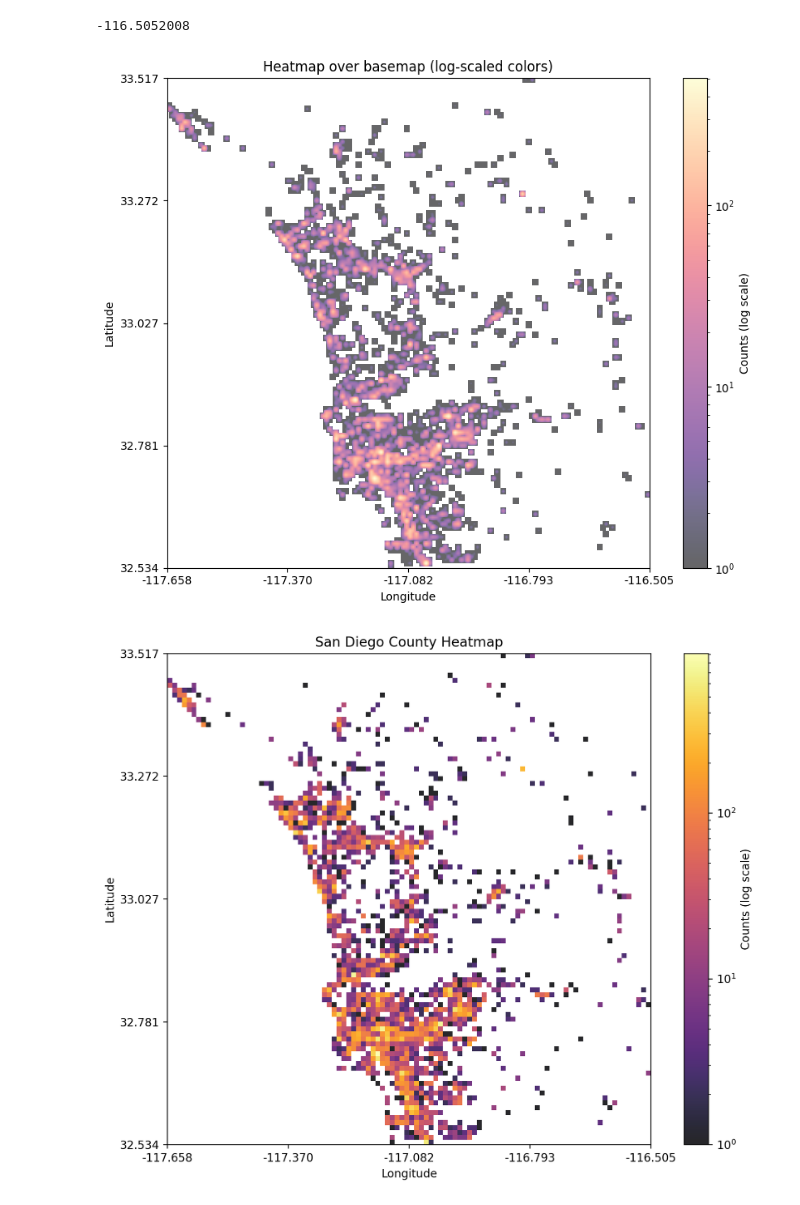
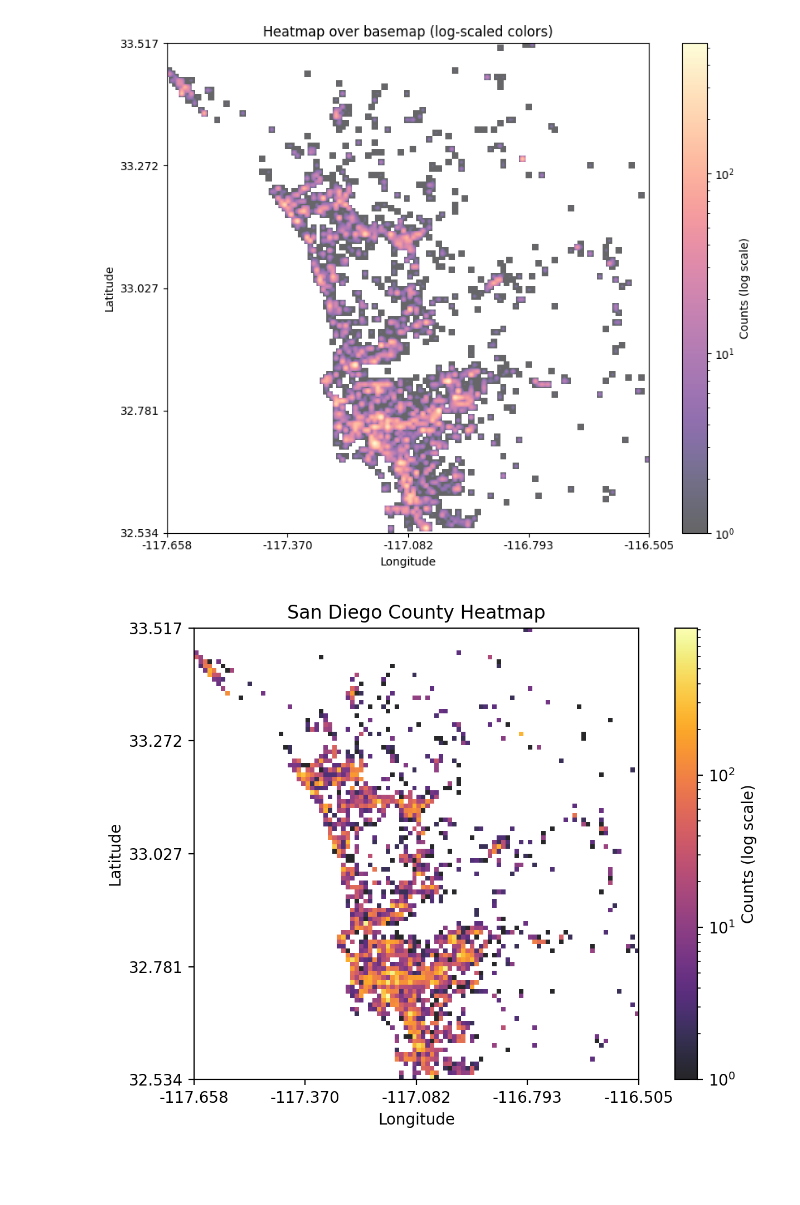
Before and after one commit to TheBoyRoy05/CSE158-Assignment2, a Jupyter notebook: eda.ipynb, the cells around one changed output. Saved outputs shown, nothing was run; the diff lists cells and outputs as text; code cells hidden in the pictures; blank space fills up the shorter version.

Commit message:
more eda ratings, categories, prices plots

```diff
--- a/eda.ipynb
+++ b/eda.ipynb
@@ -20,10 +21,10 @@ for i in range(1, 5):
 # %%
 location_dict = {b['gmap_id']: (b['latitude'],b['longitude']) for b in meta_sd}
 # %%
-review_locations = [location_dict[review_sd[i]['gmap_id']] for i in range(len(review_sd))]
+review_coords = [location_dict[review_sd[i]['gmap_id']] for i in range(len(review_sd))]
 # %%
 filtered_review_locations = [
-    tup for tup in review_locations
+    tup for tup in review_coords
     if tup[1] < -116.5
     and tup[0] < 33.8
 ]
@@ -33,10 +34,6 @@ longs = list()
 for lat, long in filtered_review_locations:
     lats.append(lat)
     longs.append(long)
-# %%
-max(longs)
-# %% [output]
--116.5052008
 # %%
 # plt.scatter(lats, longs)
 # %%
@@ -171,7 +168,7 @@ plt.tight_layout()
 if not has_ctx:
     print('Note: contextily/pyproj not installed. Run `pip install contextily pyproj` to add a map background.')
 # %% [output]
-[figure, old version]
+[figure, new version]
 # %%
 # %pip install geopandas
 # %%
@@ -237,7 +234,7 @@ H, xedges, yedges = np.histogram2d(mx, my, bins=BINS)
 # ---------------------------------------------------------
 # 4. FIGURE
 # ---------------------------------------------------------
-fig, ax = plt.subplots(figsize=(9,7), dpi=DPI)
+fig, ax = plt.subplots(figsize=(7,5), dpi=DPI)
 
 # ---------------------------------------------------------
 # 5. LOAD SAN DIEGO COUNTY SHAPEFILE / GEOJSON
@@ -286,31 +283,31 @@ ax.imshow(
     alpha=ALPHA,
     interpolation='nearest'
 )
 
 # ---------------------------------------------------------
 # 7. INVERSE TICKS (Manual WebMercator)
 # ---------------------------------------------------------
 def inv_merc_x(x): return x / (R * np.pi/180)
 def inv_merc_y(y): return np.degrees(2*np.arctan(np.exp(y/R)) - np.pi/2)
 
 xticks = np.linspace(xedges[0], xedges[-1], 5)
 yticks = np.linspace(yedges[0], yedges[-1], 5)
 
 ax.set_xticks(xticks)
 ax.set_xticklabels([f"{inv_merc_x(v):.3f}" for v in xticks])
 
 ax.set_yticks(yticks)
 ax.set_yticklabels([f"{inv_merc_y(v):.3f}" for v in yticks])
 
 ax.set_xlabel("Longitude")
 ax.set_ylabel("Latitude")
 
 # ---------------------------------------------------------
 # 8. COLORBAR + SHOW
 # ---------------------------------------------------------
 plt.colorbar(ax.images[-1], ax=ax, label="Counts (log scale)")
 ax.set_title("San Diego County Heatmap")
 plt.tight_layout()
 plt.show()
 # %% [output]
-[figure, old version]
+[figure, new version]
```
Also changed, not shown: parts of 9 cells of this notebook.
